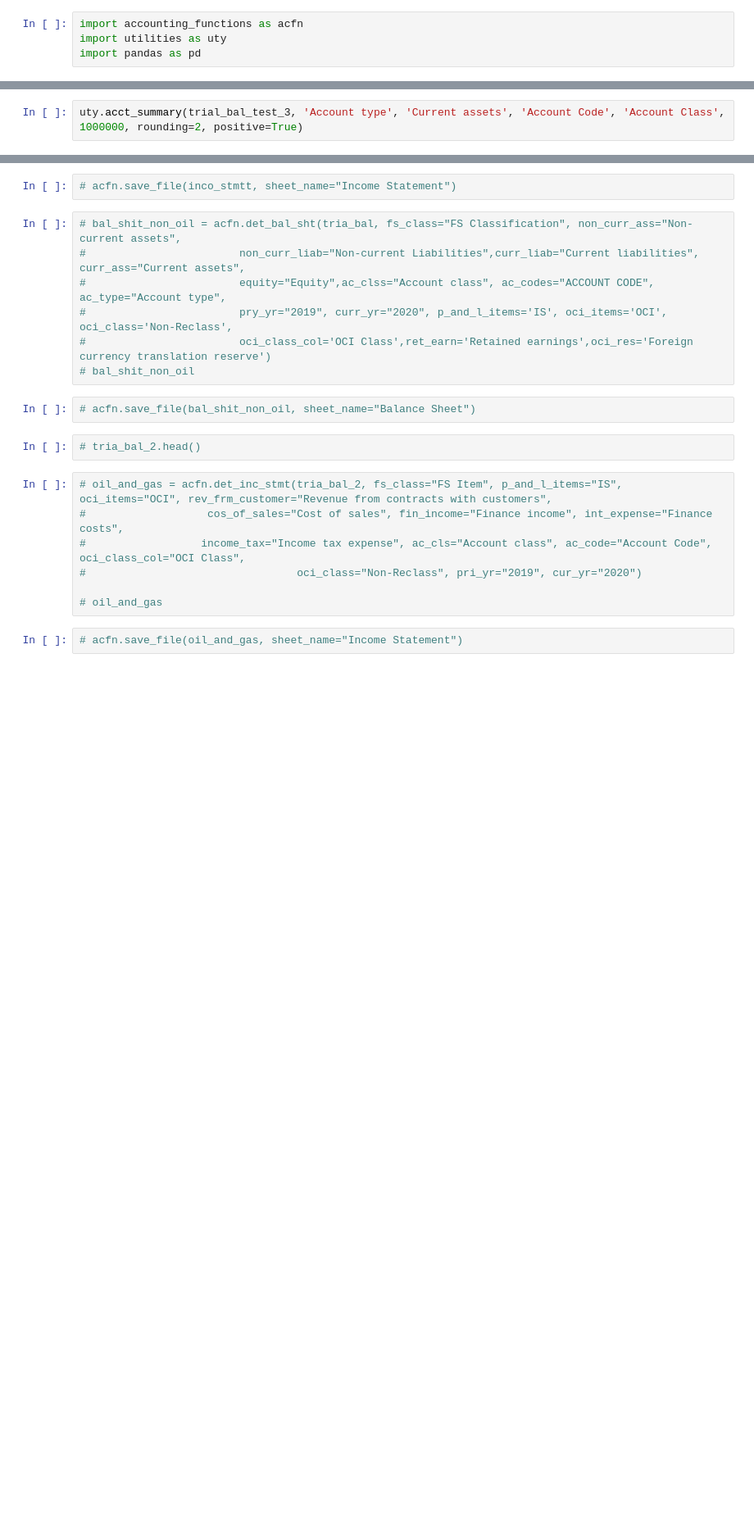
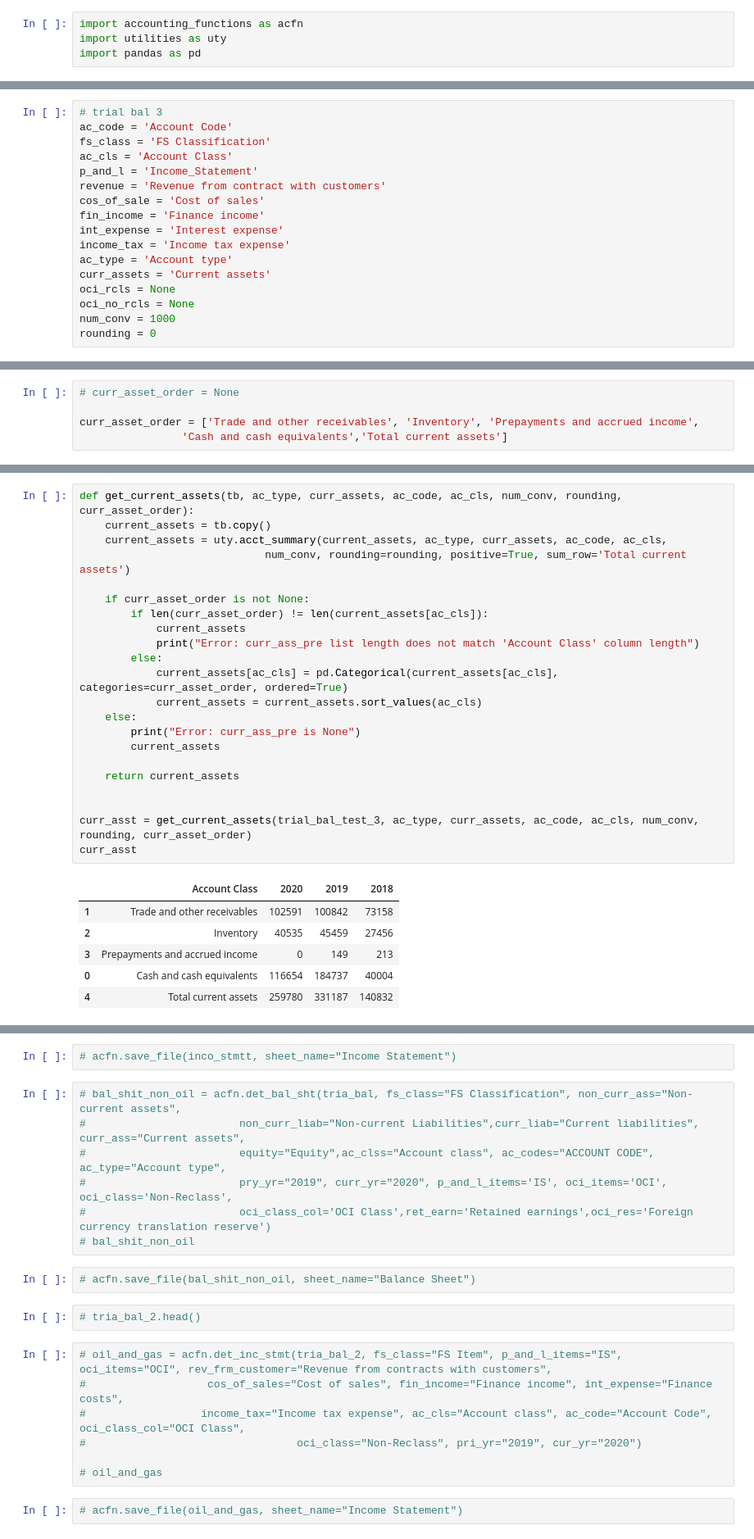
Before and after one commit to nkwachiabel/accounting_functions, a Jupyter notebook: Accounting functions/Accounting functions notebook.ipynb, the cells around one changed output, grey strips where cells are left out. Shown at 82% size. Cells and saved outputs as stored; diff of their text form; blank space fills up the shorter version.

```diff
--- a/Accounting functions/Accounting functions notebook.ipynb
+++ b/Accounting functions/Accounting functions notebook.ipynb
@@ -139,0 +103,17 @@ incst
+# %%
+# trial bal 3
+ac_code = 'Account Code'
+fs_class = 'FS Classification'
+ac_cls = 'Account Class'
+p_and_l = 'Income_Statement'
+revenue = 'Revenue from contract with customers'
+cos_of_sale = 'Cost of sales'
+fin_income = 'Finance income'
+int_expense = 'Interest expense'
+income_tax = 'Income tax expense'
+ac_type = 'Account type'
+curr_assets = 'Current assets'
+oci_rcls = None
+oci_no_rcls = None
+num_conv = 1000
+rounding = 0
@@ -139,0 +142,5 @@ incst
+# %%
+# curr_asset_order = None
+
+curr_asset_order = ['Trade and other receivables', 'Inventory', 'Prepayments and accrued income',
+                'Cash and cash equivalents','Total current assets']
@@ -140,2 +159,29 @@ incst
 # %%
-uty.acct_summary(trial_bal_test_3, 'Account type', 'Current assets', 'Account Code', 'Account Class', 1000000, rounding=2, positive=True)
+def get_current_assets(tb, ac_type, curr_assets, ac_code, ac_cls, num_conv, rounding, curr_asset_order):
+    current_assets = tb.copy()
+    current_assets = uty.acct_summary(current_assets, ac_type, curr_assets, ac_code, ac_cls,
+                             num_conv, rounding=rounding, positive=True, sum_row='Total current assets')
+
+    if curr_asset_order is not None:
+        if len(curr_asset_order) != len(current_assets[ac_cls]):
+            current_assets
+            print("Error: curr_ass_pre list length does not match 'Account Class' column length")
+        else:
+            current_assets[ac_cls] = pd.Categorical(current_assets[ac_cls], categories=curr_asset_order, ordered=True)
+            current_assets = current_assets.sort_values(ac_cls)
+    else:
+        print("Error: curr_ass_pre is None")
+        current_assets
+
+    return current_assets
+
+
+curr_asst = get_current_assets(trial_bal_test_3, ac_type, curr_assets, ac_code, ac_cls, num_conv, rounding, curr_asset_order)
+curr_asst
+# %% [output]
+|  | Account Class | 2020 | 2019 | 2018 |
+| 1 | Trade and other receivables | 102591 | 100842 | 73158 |
+| 2 | Inventory | 40535 | 45459 | 27456 |
+| 3 | Prepayments and accrued income | 0 | 149 | 213 |
+| 0 | Cash and cash equivalents | 116654 | 184737 | 40004 |
+| 4 | Total current assets | 259780 | 331187 | 140832 |
```
Also changed, not shown: parts of 22 cells of this notebook.
